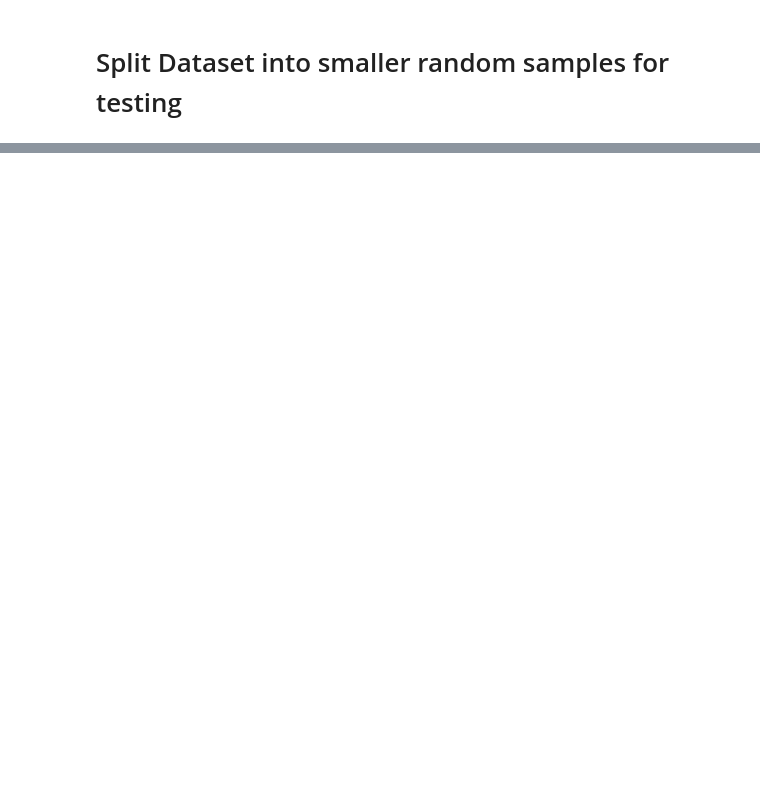
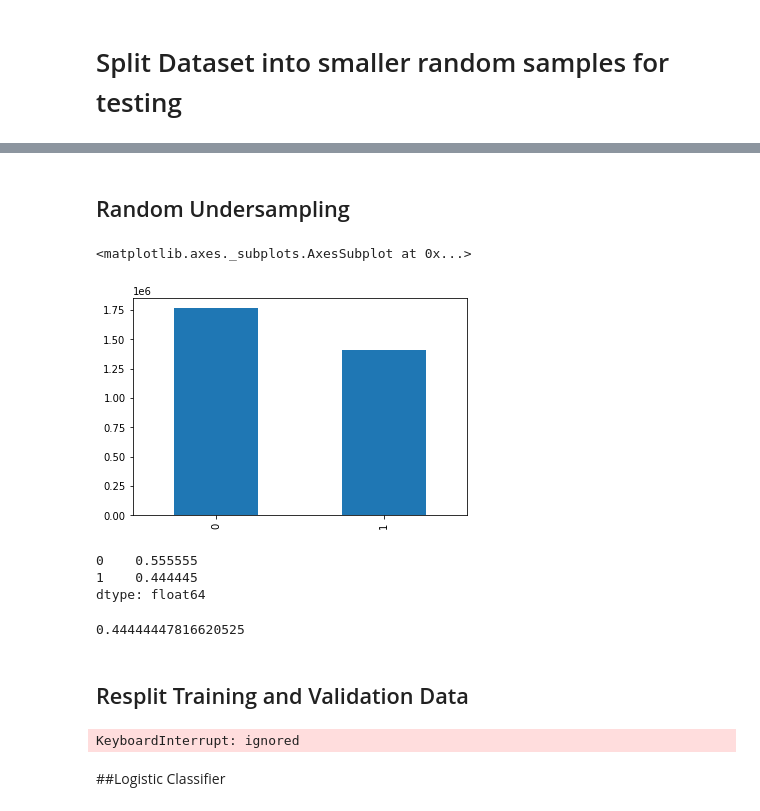
Before and after one commit to JeremyR327/EssentialWorkerRides_ML_Model, a Jupyter notebook: MLC_FHV_classification.ipynb, the cells around one changed output, grey strips where cells are left out. Saved outputs shown, nothing was run; the diff lists cells and outputs as text; code cells hidden in the pictures; blank space fills up the shorter version.

```diff
--- a/MLC_FHV_classification.ipynb
+++ b/MLC_FHV_classification.ipynb
@@ -382,0 +280,29 @@ print(accuracy_score(np.array(y_test),pred))
+# %% [markdown]
+## Random Undersampling
+# %%
+# Undersample the Non-Overnight rides to better balance target variable
+from imblearn.under_sampling import RandomUnderSampler
+
+X = FHV_merged.drop(columns='overnight')
+y = FHV_merged['overnight']
+
+undersample = RandomUnderSampler(sampling_strategy=0.8)
+X_rs, y_rs = undersample.fit_resample(X, y)
+# %%
+pd.Series(y_rs).value_counts().plot.bar()
+# %% [output]
+<matplotlib.axes._subplots.AxesSubplot at 0x...>
+[figure, added]
+# %%
+pd.Series(y_rs).value_counts(normalize=True)
+# %% [output]
+0    0.555555
+1    0.444445
+dtype: float64
+# %%
+resamp_weights = weights = pd.Series(y_rs).value_counts(normalize=True).to_dict()
+resamp_weights[1]
+# %% [output]
+0.44444447816620525
+# %% [markdown]
+## Resplit Training and Validation Data
@@ -382,0 +321,12 @@ print(accuracy_score(np.array(y_test),pred))
+# %%
+### Select Features
+
+sel = SelectFromModel(RandomForestClassifier(n_estimators = 100), threshold=0.2)
+sel.fit(XS_train, y_train)
+
+selected_feat= X_train.columns[(sel.get_support())]
+selected_feat
+# %% [output]
+KeyboardInterrupt: ignored
+# %% [markdown]
+##Logistic Classifier
```
Also changed, not shown: parts of 147 cells of this notebook, 3 other files.
